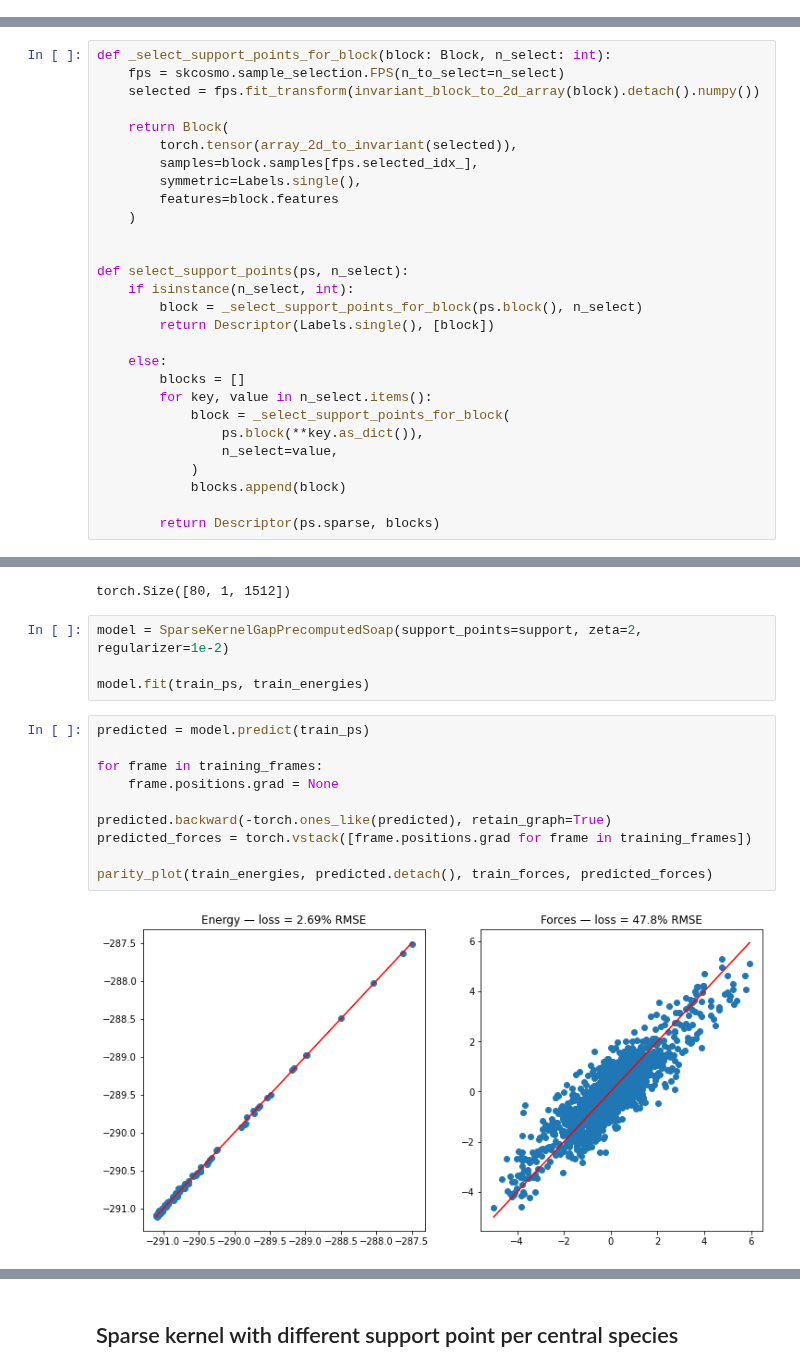
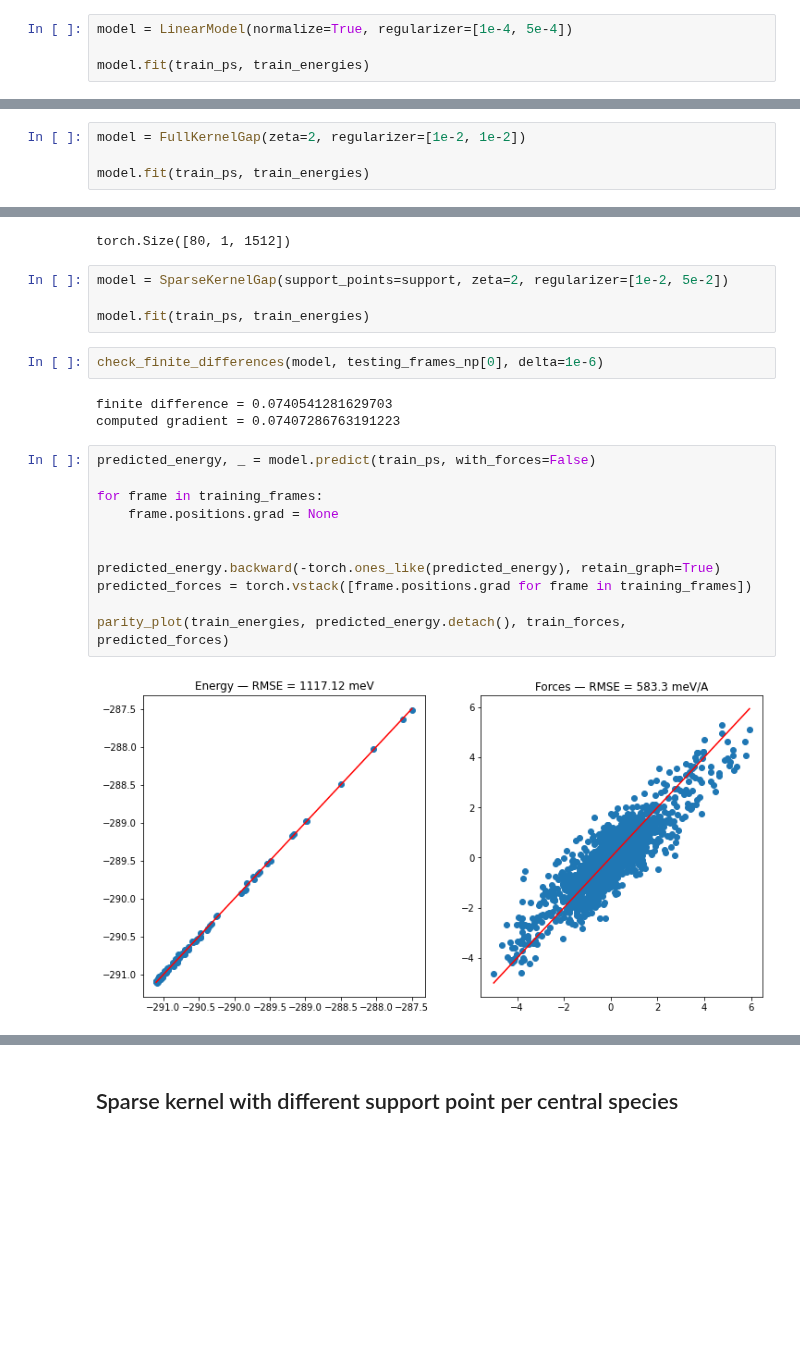
Before and after one commit to lab-cosmo/equistore-examples, a Jupyter notebook: gap-torch.ipynb, the cells around one changed output, grey strips where cells are left out. Drawn from its saved outputs; the diff is of its cells as text; blank space fills up the shorter version.

Commit message:
Add gradients to GAP & linear models
This allow to train the models with forces & predict the forces
with numpy. Models also share the code between torch & numpy

```diff
--- a/gap-torch.ipynb
+++ b/gap-torch.ipynb
@@ -401,0 +202,4 @@ parity_plot(test_energies, predicted.detach(), test_forces, predicted_forces)
+# %%
+model = LinearModel(normalize=True, regularizer=[1e-4, 5e-4])
+
+model.fit(train_ps, train_energies)
@@ -401,0 +240,4 @@ parity_plot(test_energies, predicted.detach(), test_forces, predicted_forces)
+# %%
+model = FullKernelGap(zeta=2, regularizer=[1e-2, 1e-2])
+
+model.fit(train_ps, train_energies)
@@ -402,30 +273,2 @@ parity_plot(test_energies, predicted.detach(), test_forces, predicted_forces)
 # %% [markdown]
 # Sparse kernels
-# %%
-def _select_support_points_for_block(block: Block, n_select: int):
-    fps = skcosmo.sample_selection.FPS(n_to_select=n_select)
-    selected = fps.fit_transform(invariant_block_to_2d_array(block).detach().numpy())
-
-    return Block(
-        torch.tensor(array_2d_to_invariant(selected)),
-        samples=block.samples[fps.selected_idx_],
-        symmetric=Labels.single(),
-        features=block.features
-    )
-
-
-def select_support_points(ps, n_select):
-    if isinstance(n_select, int):
-        block = _select_support_points_for_block(ps.block(), n_select)
-        return Descriptor(Labels.single(), [block])
-
-    else:
-        blocks = []
-        for key, value in n_select.items():
-            block = _select_support_points_for_block(
-                ps.block(**key.as_dict()),
-                n_select=value,
-            )
-            blocks.append(block)
-
-        return Descriptor(ps.sparse, blocks)
@@ -496,19 +281,25 @@ print(support.block().values.shape)
 # %% [output]
 torch.Size([80, 1, 1512])
 # %%
-model = SparseKernelGapPrecomputedSoap(support_points=support, zeta=2, regularizer=1e-2)
+model = SparseKernelGap(support_points=support, zeta=2, regularizer=[1e-2, 5e-2])
 
 model.fit(train_ps, train_energies)
+# %%
+check_finite_differences(model, testing_frames_np[0], delta=1e-6)
+# %% [output]
+finite difference = 0.0740541281629703
+computed gradient = 0.07407286763191223
 # %%
-predicted = model.predict(train_ps)
+predicted_energy, _ = model.predict(train_ps, with_forces=False)
 
 for frame in training_frames:
     frame.positions.grad = None
 
-predicted.backward(-torch.ones_like(predicted), retain_graph=True)
+
+predicted_energy.backward(-torch.ones_like(predicted_energy), retain_graph=True)
 predicted_forces = torch.vstack([frame.positions.grad for frame in training_frames])
 
-parity_plot(train_energies, predicted.detach(), train_forces, predicted_forces)
+parity_plot(train_energies, predicted_energy.detach(), train_forces, predicted_forces)
 # %% [output]
-[figure, old version]
+[figure, new version]
 # %%
```
Also changed, not shown: parts of 51 cells of this notebook, 13 other files.
